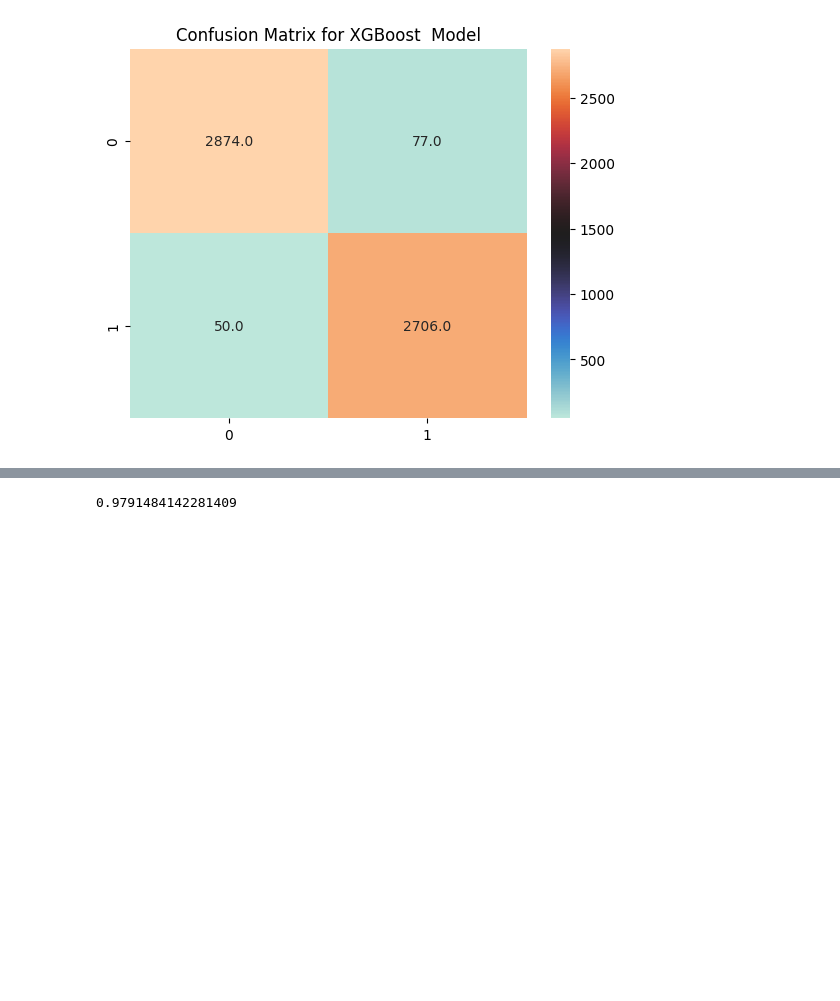
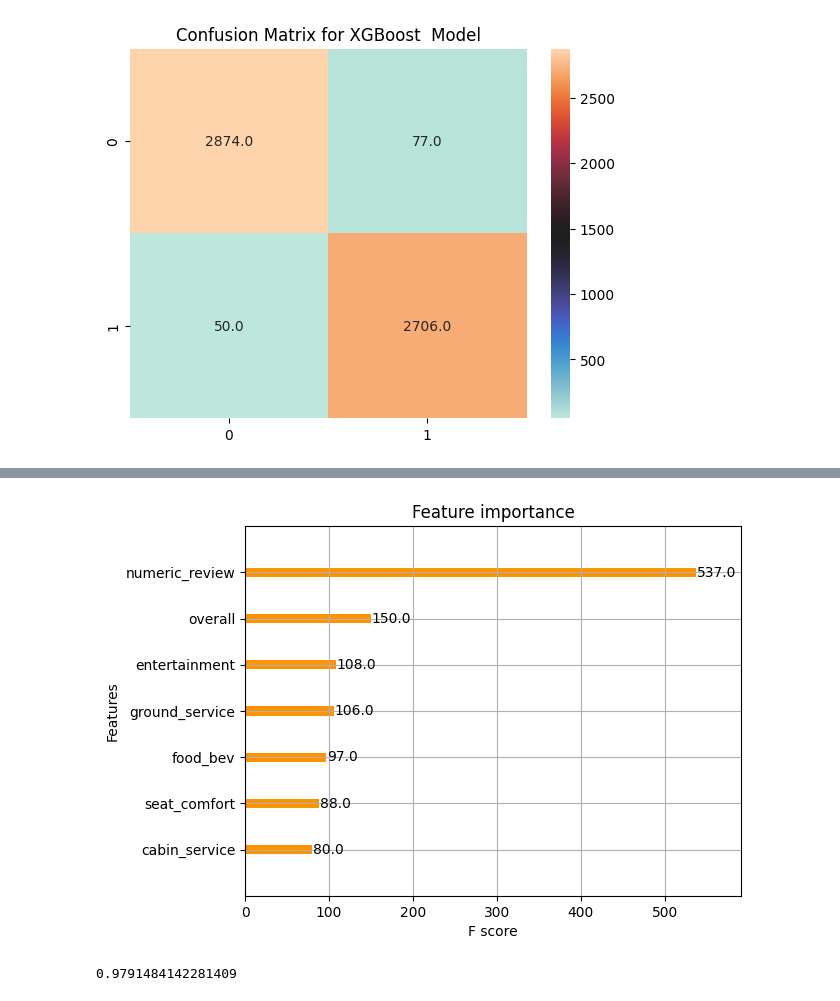
Before and after one commit to VHP2305/Classification-Capstone, a Jupyter notebook: Airline_Passenger_referral_prediction.ipynb, the cells around one changed output, grey strips where cells are left out. Drawn from its saved outputs; the diff is of its cells as text; code cells hidden in the pictures; blank space fills up the shorter version.

```diff
--- a/Airline_Passenger_referral_prediction.ipynb
+++ b/Airline_Passenger_referral_prediction.ipynb
@@ -1002,3 +1068,8 @@ metrics_df=add_metrics_details("XGBoost",y_test,predicted,metrics_df)
+# %%
+plot_importance(xgb, max_num_features = 7 )
+plt.show()
+# %% [output]
+[figure, added]
 # %%
 from lightgbm import LGBMClassifier
 lgbm = LGBMClassifier()
```
Also changed, not shown: parts of 21 cells of this notebook.
